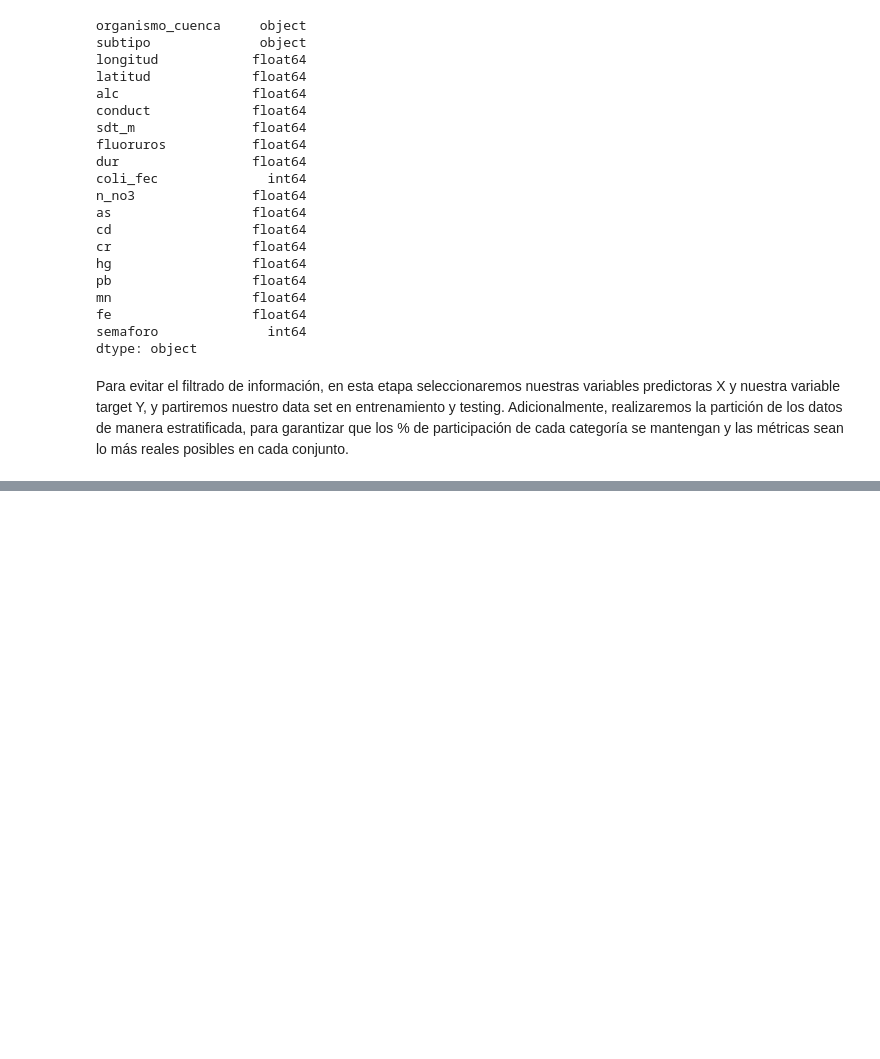
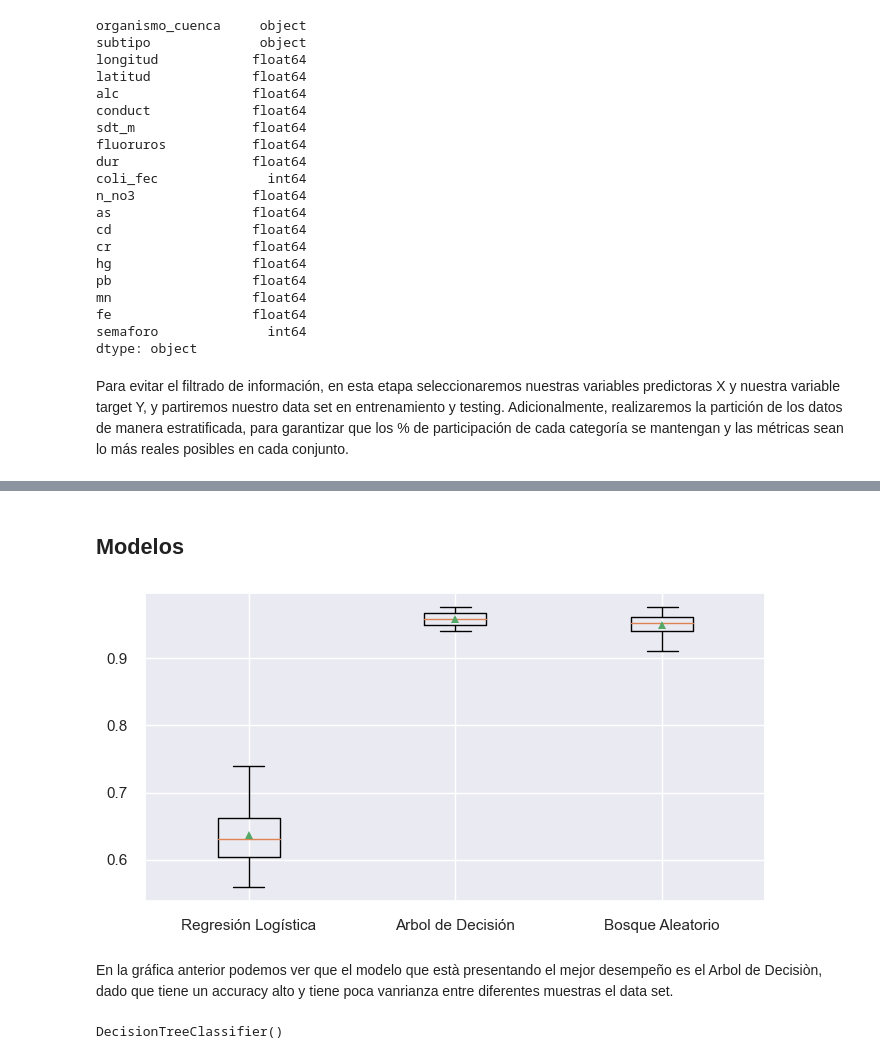
Before and after one commit to PosgradoMNA/Team30, a Jupyter notebook: Semana 9/Reto- Entrega 2 - Clasificación-ensambles.ipynb, the cells around one changed output, grey strips where cells are left out. Saved outputs shown, nothing was run; the diff lists cells and outputs as text; code cells hidden in the pictures; blank space fills up the shorter version.

Commit message:
primera version entrega 2

```diff
--- a/Semana 9/Reto- Entrega 2 - Clasificación-ensambles.ipynb
+++ b/Semana 9/Reto- Entrega 2 - Clasificación-ensambles.ipynb
@@ -219,0 +301,6 @@ X_train
+# %%
+soporte = pipe_model[0].get_feature_names_out()[rfe.support_]
+variables_seleccionadas = [word.replace('remainder__','') for word in soporte]
+X_train = X_train[variables_seleccionadas]
+X_test = X_test[variables_seleccionadas]
+variables_seleccionadas
@@ -219,0 +323,34 @@ X_train
+# %% [markdown]
+## Modelos
+# %%
+cv = RepeatedStratifiedKFold(n_splits=5, n_repeats=3, random_state=1)
+models = [('Regresión Logística', LogisticRegression()), ('Arbol de Decisión',DecisionTreeClassifier()), ('Bosque Aleatorio', RandomForestClassifier())]
+resultados = dict()
+
+for nombre, model in models:
+  scoresSin = cross_validate(model, X_train, y_train,
+                           scoring='accuracy',
+                           cv=cv,
+                           n_jobs=-1,   # trata de usar todos los recursos a los cuales tengamos acceso y en dado caso aplicar paralelización.
+                           return_train_score = True
+                           )
+  resultados[nombre] = scoresSin
+# %%
+import seaborn as sns
+sns.set(rc={'figure.figsize':(8,4)})
+bpRecall = list()
+for i in resultados:
+  rr = resultados[i]['test_score']
+  bpRecall.append(rr)
+
+plt.boxplot(bpRecall, labels=resultados.keys(), showmeans=True)
+plt.show()
+# %% [output]
+[figure, added]
+# %% [markdown]
+En la gráfica anterior podemos ver que el modelo que està presentando el mejor desempeño es el Arbol de Decisiòn, dado que tiene un accuracy alto y tiene poca vanrianza entre diferentes muestras el data set.
+# %%
+mejor_modelo = DecisionTreeClassifier()
+mejor_modelo.fit(X_train, y_train)
+# %% [output]
+DecisionTreeClassifier()
```
Also changed, not shown: parts of 18 cells of this notebook.
